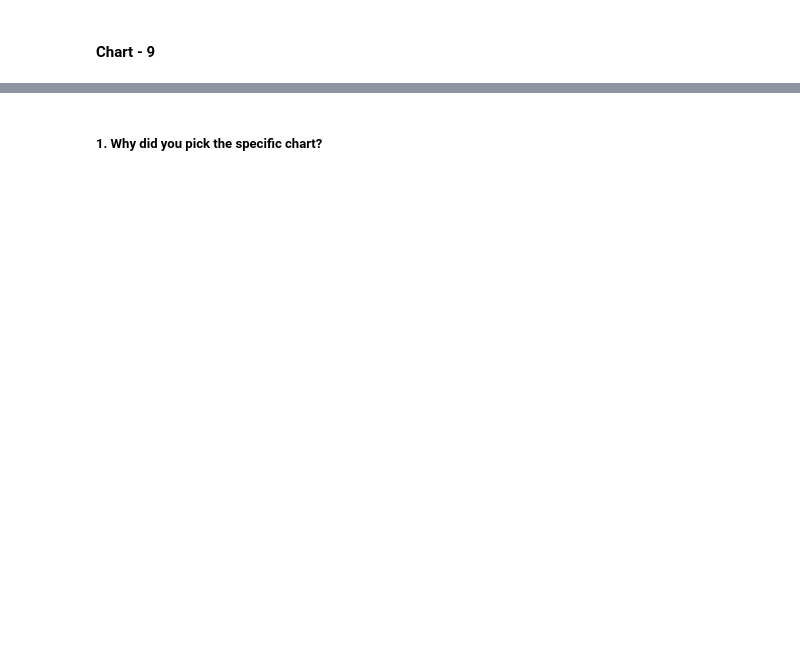
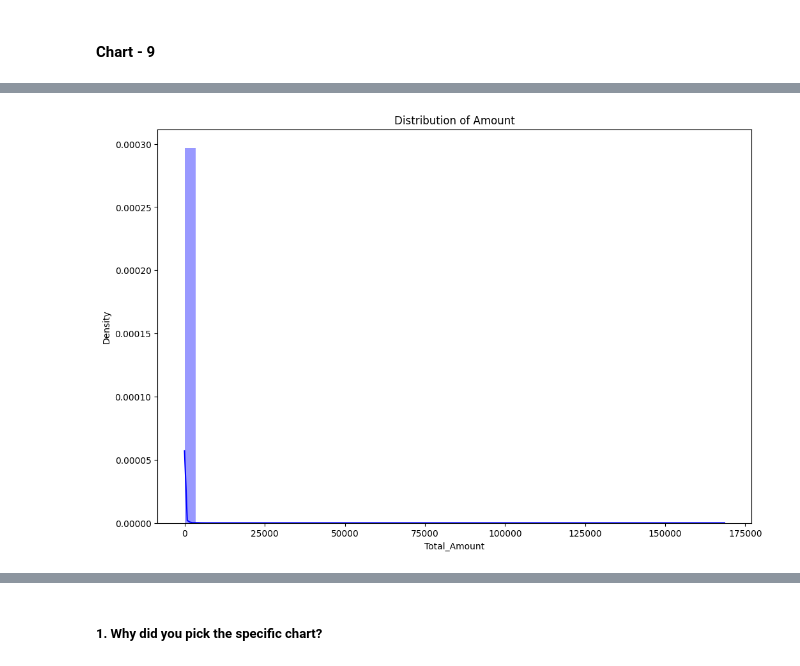
Before and after one commit to DhawalKhandait/Online-Retail-Customer-Segmentation-Clustering, a Jupyter notebook: Online_Retail_Customer_Segmentation.ipynb, the cells around one changed output, grey strips where cells are left out. Saved outputs shown, nothing was run; the diff lists cells and outputs as text; code cells hidden in the pictures; blank space fills up the shorter version.

```diff
--- a/Online_Retail_Customer_Segmentation.ipynb
+++ b/Online_Retail_Customer_Segmentation.ipynb
@@ -633,0 +681,2 @@ Answer Here
+# %%
+data['InvoiceDate'] = pd.to_datetime(data['InvoiceDate'], format="%m/%d/%y %H:%M")
@@ -633,0 +685,2 @@ Answer Here
+# %%
+data['Day'] = data['InvoiceDate'].dt.day_name()
@@ -633,0 +689,7 @@ Answer Here
+# %%
+data['year'] = data['InvoiceDate'].apply(lambda x: x.year)
+data['month'] = data['InvoiceDate'].apply(lambda x: x.month)
+data['Month_name'] = data['InvoiceDate'].dt.month_name()
+data['day'] = data['InvoiceDate'].apply(lambda x: x.day)
+data['hours'] = data['InvoiceDate'].apply(lambda x: x.hour)
+data['minutes'] = data['InvoiceDate'].apply(lambda x: x.minute)
@@ -633,0 +698,3 @@ Answer Here
+# %%
+data['Total_Amount'] = data['Quantity'] * data['UnitPrice']
+data.head()
@@ -633,0 +708,8 @@ Answer Here
+# %%
+# Plotting Distribution of TotalAmount
+plt.figure(figsize=(12,8))
+plt.title("Distribution of Amount")
+sns.distplot(data['Total_Amount'], color="blue")
+plt.show()
+# %% [output]
+[figure, added]
```
Also changed, not shown: parts of 123 cells of this notebook.
